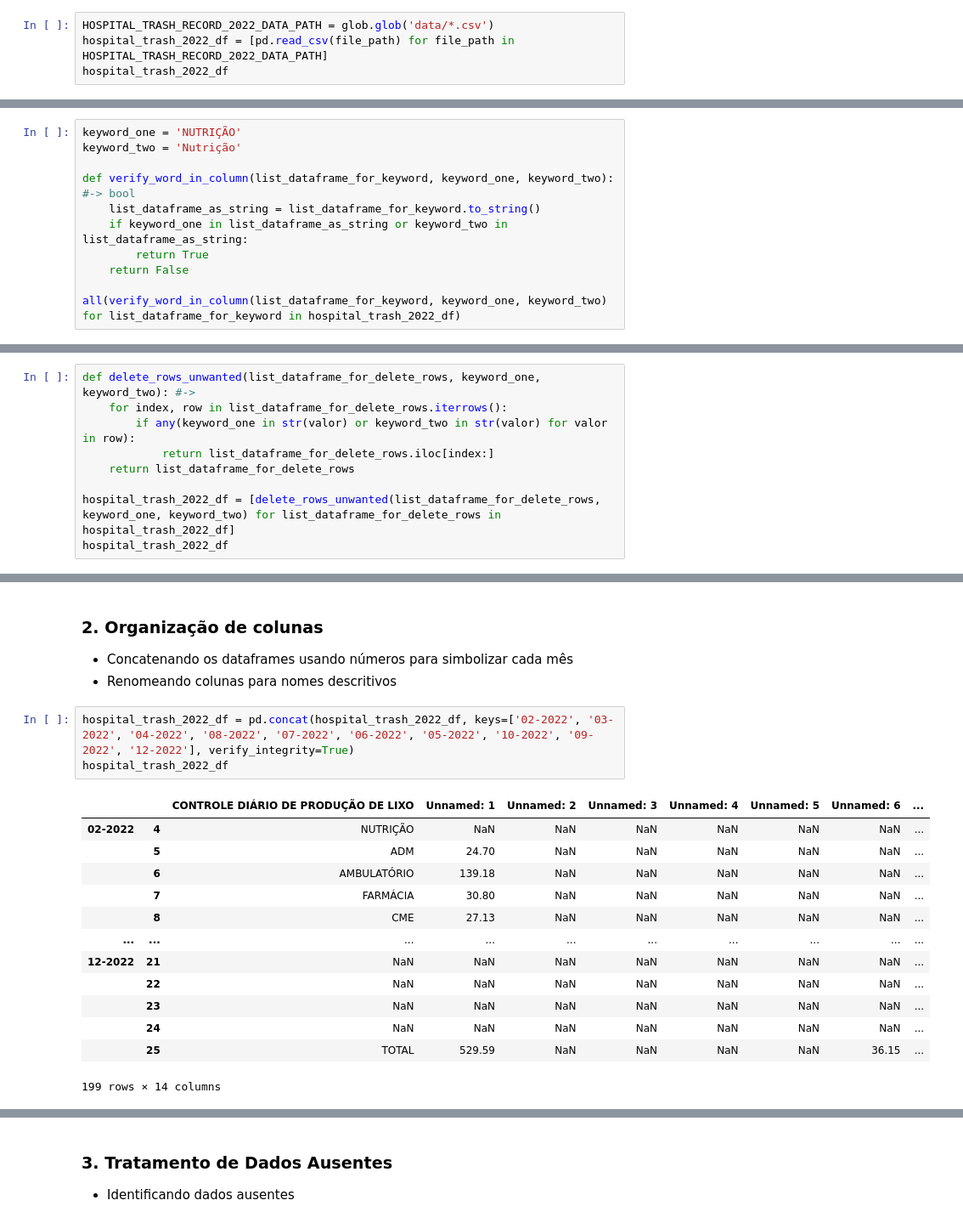
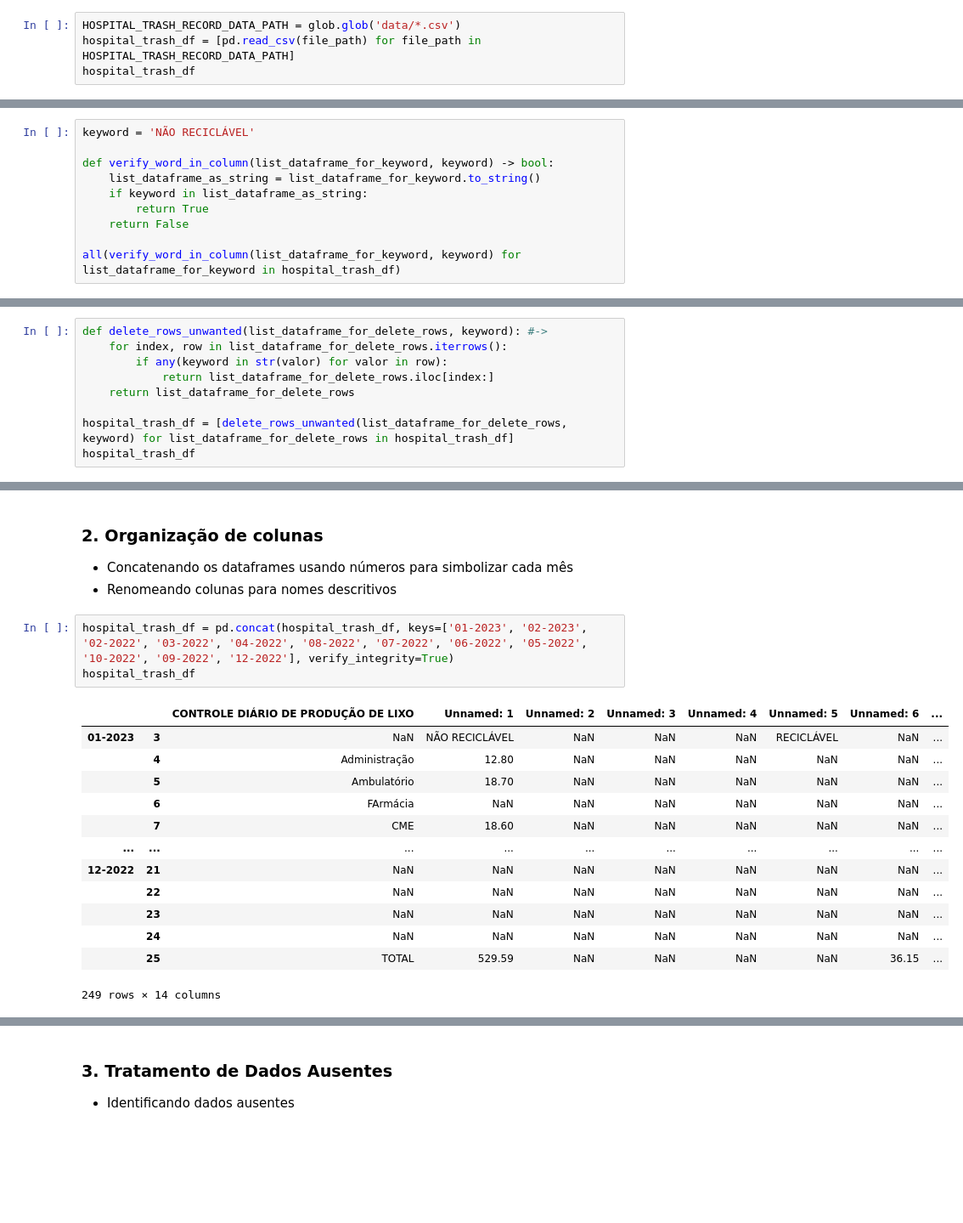
Before and after one commit to Gabyzera/hospital-trash-analysis, a Jupyter notebook: src/main.ipynb, the cells around one changed output, grey strips where cells are left out. Shown: that part at 85% size. Drawn from its saved outputs; the diff is of its cells as text; blank space fills up the shorter version.

Commit message:
bug: fix the 2023 data

```diff
--- a/src/main.ipynb
+++ b/src/main.ipynb
@@ -9,8 +9,8 @@ import pandas as pd
 ## 📖 Lendo o arquivo csv
 - Importando e lendo os arquivos
 # %%
-HOSPITAL_TRASH_RECORD_2022_DATA_PATH = glob.glob('data/*.csv')
-hospital_trash_2022_df = [pd.read_csv(file_path) for file_path in HOSPITAL_TRASH_RECORD_2022_DATA_PATH]
-hospital_trash_2022_df
+HOSPITAL_TRASH_RECORD_DATA_PATH = glob.glob('data/*.csv')
+hospital_trash_df = [pd.read_csv(file_path) for file_path in HOSPITAL_TRASH_RECORD_DATA_PATH]
+hospital_trash_df
 # %% [output]
 [   CONTROLE DIÁRIO DE PRODUÇÃO DE LIXO      Unnamed: 1  Unnamed: 2  \
@@ -41,25 +41,24 @@ hospital_trash_2022_df
 - Analisando se todas possuem a palavra 'Nutrição' ou 'NUTRIÇÃO'
 - Removendo as primeiras linhas até a palavra 'Nutrição' ou 'NUTRIÇÃO'
 # %%
-keyword_one = 'NUTRIÇÃO'
-keyword_two = 'Nutrição'
+keyword = 'NÃO RECICLÁVEL'
 
-def verify_word_in_column(list_dataframe_for_keyword, keyword_one, keyword_two):  #-> bool
+def verify_word_in_column(list_dataframe_for_keyword, keyword) -> bool:
     list_dataframe_as_string = list_dataframe_for_keyword.to_string()
-    if keyword_one in list_dataframe_as_string or keyword_two in list_dataframe_as_string:
+    if keyword in list_dataframe_as_string:
         return True
     return False
 
-all(verify_word_in_column(list_dataframe_for_keyword, keyword_one, keyword_two) for list_dataframe_for_keyword in hospital_trash_2022_df)
+all(verify_word_in_column(list_dataframe_for_keyword, keyword) for list_dataframe_for_keyword in hospital_trash_df)
 # %% [output]
 True
 # %%
-def delete_rows_unwanted(list_dataframe_for_delete_rows, keyword_one, keyword_two): #->
+def delete_rows_unwanted(list_dataframe_for_delete_rows, keyword): #->
     for index, row in list_dataframe_for_delete_rows.iterrows():
-        if any(keyword_one in str(valor) or keyword_two in str(valor) for valor in row):
+        if any(keyword in str(valor) for valor in row):
             return list_dataframe_for_delete_rows.iloc[index:]
     return list_dataframe_for_delete_rows
 
-hospital_trash_2022_df = [delete_rows_unwanted(list_dataframe_for_delete_rows, keyword_one, keyword_two) for list_dataframe_for_delete_rows in hospital_trash_2022_df]
-hospital_trash_2022_df
+hospital_trash_df = [delete_rows_unwanted(list_dataframe_for_delete_rows, keyword) for list_dataframe_for_delete_rows in hospital_trash_df]
+hospital_trash_df
 # %% [output]
@@ -85,22 +84,22 @@ hospital_trash_2022_df
 - Concatenando os dataframes usando números para simbolizar cada mês
 - Renomeando colunas para nomes descritivos
 # %%
-hospital_trash_2022_df = pd.concat(hospital_trash_2022_df, keys=['02-2022', '03-2022', '04-2022', '08-2022', '07-2022', '06-2022', '05-2022', '10-2022', '09-2022', '12-2022'], verify_integrity=True)
-hospital_trash_2022_df
+hospital_trash_df = pd.concat(hospital_trash_df, keys=['01-2023', '02-2023', '02-2022', '03-2022', '04-2022', '08-2022', '07-2022', '06-2022', '05-2022', '10-2022', '09-2022', '12-2022'], verify_integrity=True)
+hospital_trash_df
 # %% [output]
 |  |  | CONTROLE DIÁRIO DE PRODUÇÃO DE LIXO | Unnamed: 1 | Unnamed: 2 | Unnamed: 3 | Unnamed: 4 | Unnamed: 5 | Unnamed: 6 | ... |
-| 02-2022 | 4 | NUTRIÇÃO | NaN | NaN | NaN | NaN | NaN | NaN | ... |
-|  | 5 | ADM | 24.70 | NaN | NaN | NaN | NaN | NaN | ... |
-|  | 6 | AMBULATÓRIO | 139.18 | NaN | NaN | NaN | NaN | NaN | ... |
-|  | 7 | FARMÁCIA | 30.80 | NaN | NaN | NaN | NaN | NaN | ... |
-|  | 8 | CME | 27.13 | NaN | NaN | NaN | NaN | NaN | ... |
+| 01-2023 | 3 | NaN | NÃO RECICLÁVEL | NaN | NaN | NaN | RECICLÁVEL | NaN | ... |
+|  | 4 | Administração | 12.80 | NaN | NaN | NaN | NaN | NaN | ... |
+|  | 5 | Ambulatório | 18.70 | NaN | NaN | NaN | NaN | NaN | ... |
+|  | 6 | FArmácia | NaN | NaN | NaN | NaN | NaN | NaN | ... |
+|  | 7 | CME | 18.60 | NaN | NaN | NaN | NaN | NaN | ... |
 | ... | ... | ... | ... | ... | ... | ... | ... | ... | ... |
 | 12-2022 | 21 | NaN | NaN | NaN | NaN | NaN | NaN | NaN | ... |
 |  | 22 | NaN | NaN | NaN | NaN | NaN | NaN | NaN | ... |
 |  | 23 | NaN | NaN | NaN | NaN | NaN | NaN | NaN | ... |
 |  | 24 | NaN | NaN | NaN | NaN | NaN | NaN | NaN | ... |
 |  | 25 | TOTAL | 529.59 | NaN | NaN | NaN | NaN | 36.15 | ... |
-199 rows × 14 columns
+249 rows × 14 columns
 # %%
 new_names_columns = ['SETOR',
                     'Classe_D-Nao_Reciclavel','Classe_D-Nao_Reciclavel', 'Classe_D-Nao_Reciclavel', 'Classe_D-Nao_Reciclavel',
```
Also changed, not shown: parts of 16 cells of this notebook, 2 other files.
